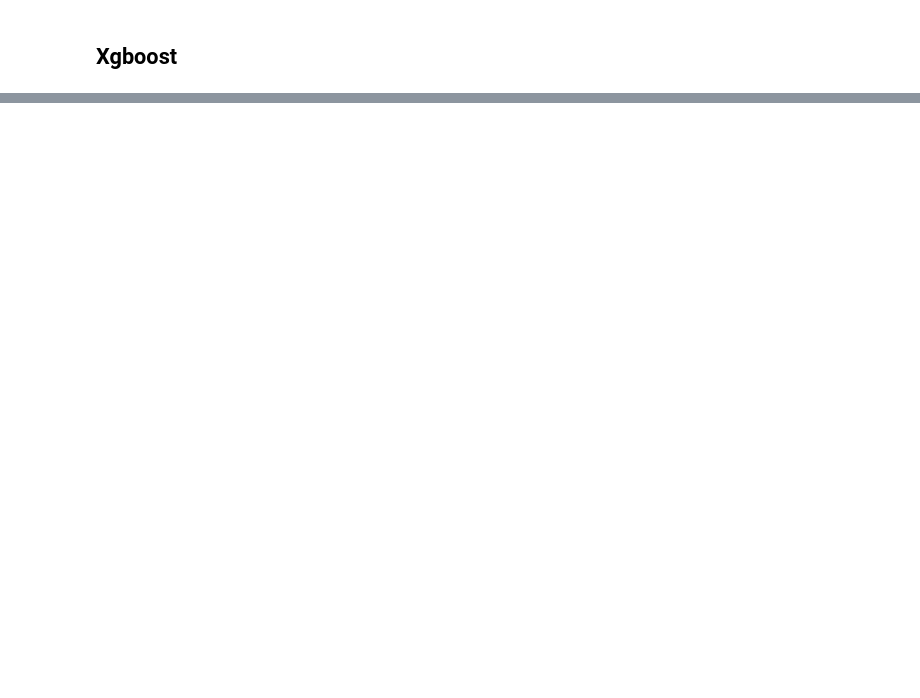
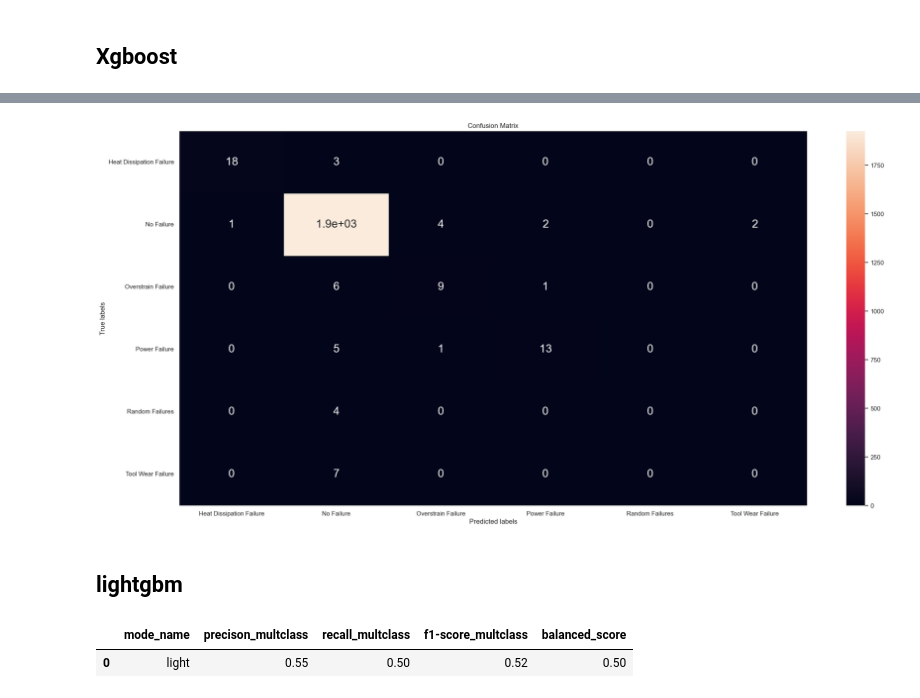
Before and after one commit to lavinomenezes/desafio_indicium, a Jupyter notebook: notebooks/desafio_indicium_lm_v06_machile_learning.ipynb, the cells around one changed output, grey strips where cells are left out. Saved outputs shown, nothing was run; the diff lists cells and outputs as text; code cells hidden in the pictures; blank space fills up the shorter version.

```diff
--- a/notebooks/desafio_indicium_lm_v06_machile_learning.ipynb
+++ b/notebooks/desafio_indicium_lm_v06_machile_learning.ipynb
@@ -119,0 +226,20 @@ balanced_accuracy_score(y_val,yhat_xgb)
+# %%
+#confusion matrix
+confusion_m(y_val,yhat_xgb)
+# %% [output]
+[figure, added]
+# %% [markdown]
+## lightgbm
+# %%
+#model
+lgb_model = lgb.LGBMClassifier(n_estimators=300,seed=42).fit(X_train,y_train)
+
+#predict
+yhat_lgb = lgb_model.predict(X_val)
+
+#metrics
+lgb_metrics = mult_metrics('light',y_val,yhat_lgb)
+lgb_metrics
+# %% [output]
+|  | mode_name | precison_multclass | recall_multclass | f1-score_multclass | balanced_score |
+| 0 | light | 0.55 | 0.50 | 0.52 | 0.50 |
```
Also changed, not shown: parts of 34 cells of this notebook, 1 other file.
